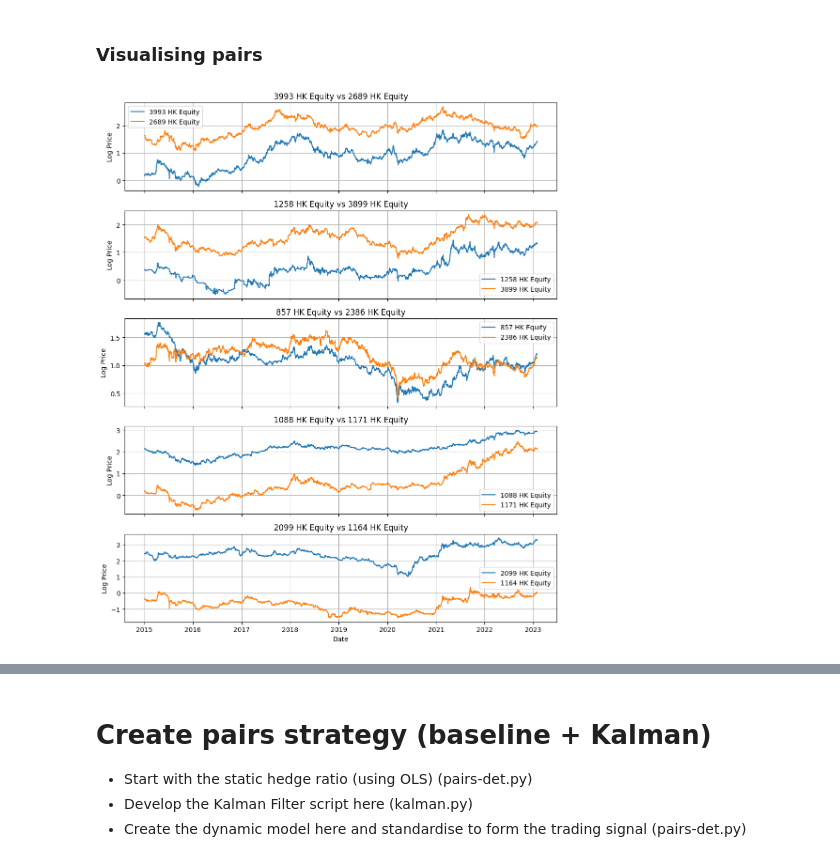
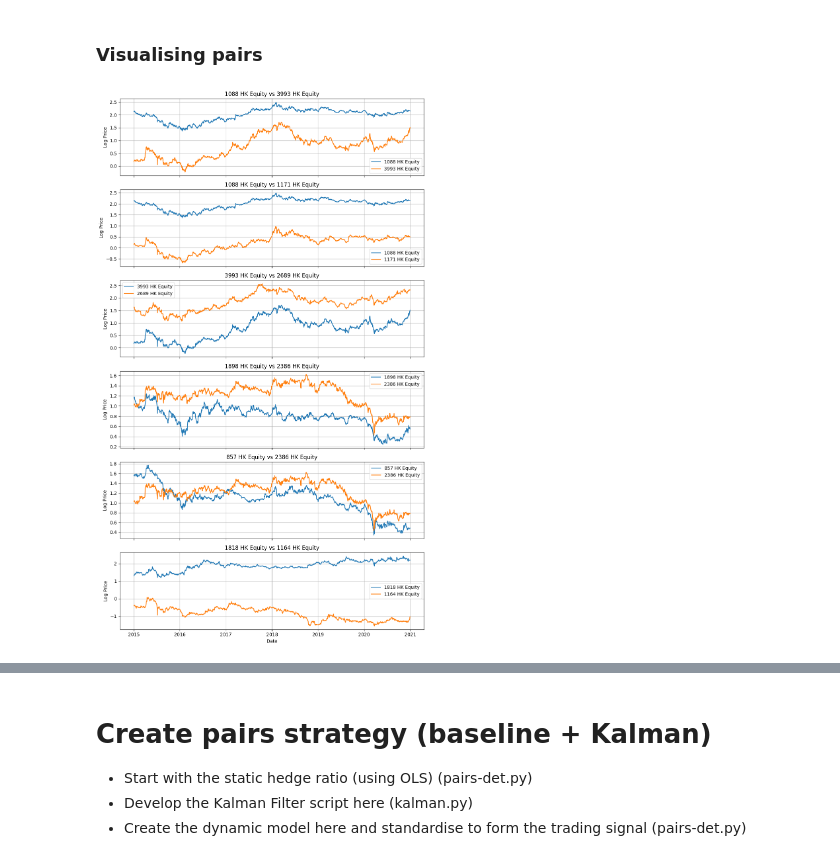
Before and after one commit to hivan04/applied-project-06039211, a Jupyter notebook: scripts/main.ipynb, the cells around one changed output, grey strips where cells are left out. Drawn from its saved outputs; the diff is of its cells as text; code cells hidden in the pictures.

Commit message:
22.04
Made the train/test split and made utils script

```diff
--- a/scripts/main.ipynb
+++ b/scripts/main.ipynb
@@ -432,8 +437,8 @@ for x, y in pairs_t:
     pair_name = f"{x}-{y}"
 
     res = analyze_pair(
-        y_series=df1[x],
-        x_series=df1[y],
+        y_series=df1_is[x],
+        x_series=df1_is[y],
         pair_name=pair_name
     )
 
@@ -540,10 +533,11 @@ plot_multiple_zscores(z_dict)
 *Remember to drop 189 and 1378 as they are have missing data*
 # %%
 # Drop 189 and 1378 HK Equity
-df2 = df2.drop(columns=["189 HK Equity", "1378 HK Equity"])
+df2_is = df2_is.drop(columns=["189 HK Equity", "1378 HK Equity"])
+df2_oos = df2_oos.drop(columns=["189 HK Equity", "1378 HK Equity"])
 
 # Generate pairs
-pairs_c = list(combinations(df2.columns, 2))
+pairs_c = list(combinations(df2_is.columns, 2))
 pairs_c
 # %% [output]
 [('857 HK Equity', '883 HK Equity'),
@@ -571,8 +565,8 @@ for x, y in pairs_c:
     pair_name = f"{x}-{y}"
 
     res = analyze_pair(
-        y_series=df2[x],
-        x_series=df2[y],
+        y_series=df2_is[x],
+        x_series=df2_is[y],
         pair_name=pair_name
     )
 
@@ -623,7 +617,0 @@ weaker_pairs_c.sort_values("coint_test_pvalue").head(10)
-# %%
-# Run ECM Filter for further rigour
-strong_pairs_c = strong_pairs_c[strong_pairs_c["ecm_coef"] < 0]
-weaker_pairs_c = weaker_pairs_c[weaker_pairs_c["ecm_coef"] < 0]
-
-# strong_pairs_c.head(10)
-weaker_pairs_c.head(10)
@@ -634,16 +620,13 @@ weaker_pairs_c.head(10)
 # %%
 # Log Price Plot
 
-pairs_c = [
-    ("3993 HK Equity", "2689 HK Equity"),
-    ("1258 HK Equity", "3899 HK Equity"),
-    ("857 HK Equity", "2386 HK Equity"),
-    ("1088 HK Equity", "1171 HK Equity"),
-    ("2099 HK Equity", "1164 HK Equity")
-]
+pairs_c1 = [tuple(x.strip() for x in p.split("-")) for p in summary_coint_c["pair"]]
+pairs_c2 = [tuple(x.strip() for x in p.split("-")) for p in weaker_pairs_c["pair"]]
 
-plot_multiple_price_pairs(df2, pairs_c)
+pairs_c = pairs_c1 + pairs_c2
+
+plot_multiple_price_pairs(df2_is, pairs_c, figsize=(10,17))
 # %% [output]
-[figure, old version]
+[figure, new version]
 # %%
 # Calculate spread
```
Also changed, not shown: parts of 23 cells of this notebook, 40 other files.
